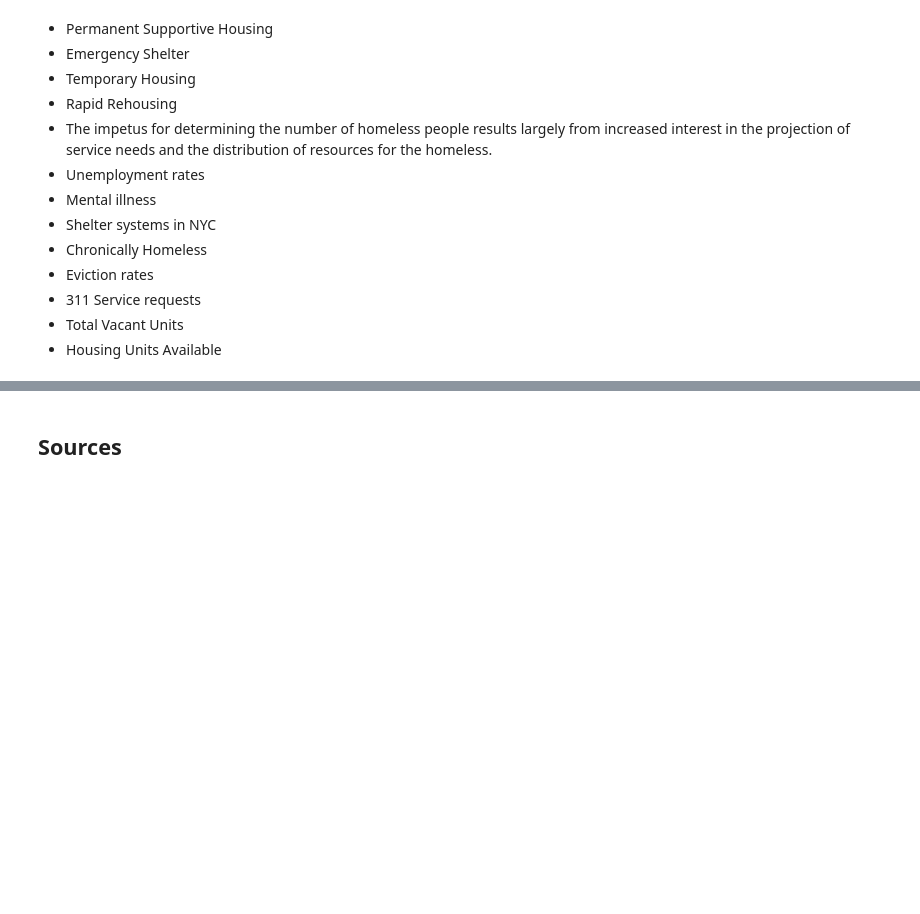
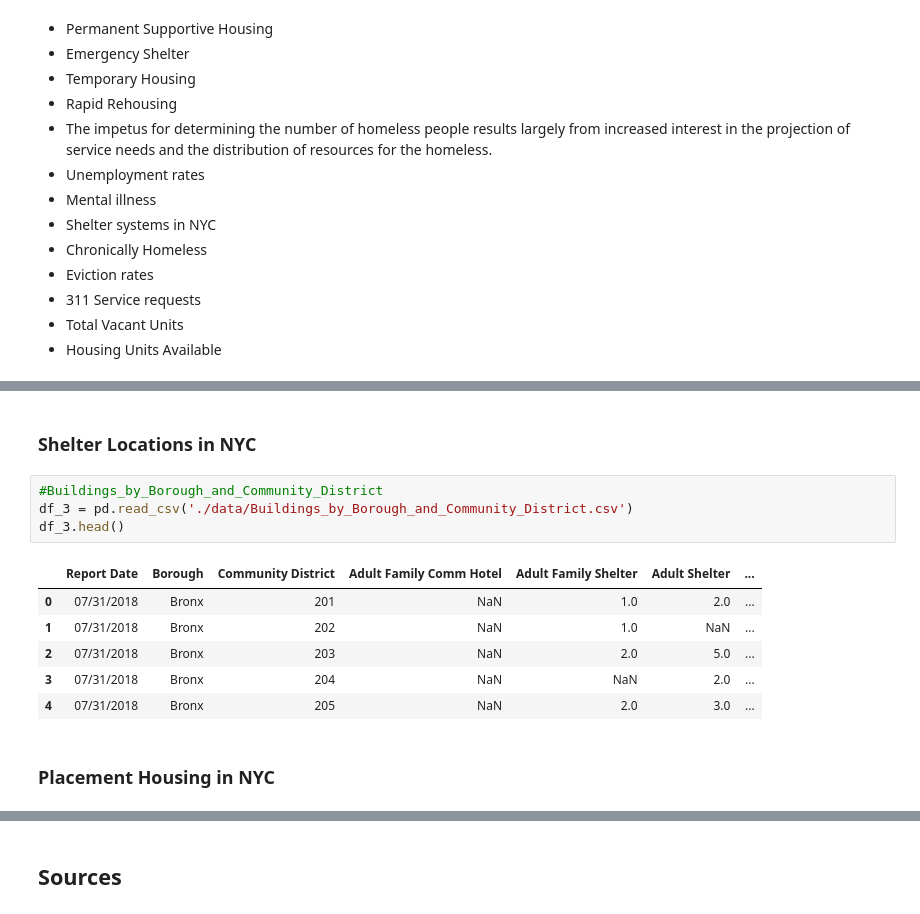
Before and after one commit to NoahChristiansen/capstone, a Jupyter notebook: Capstone.ipynb, the cells around one changed output, grey strips where cells are left out. Saved outputs shown, nothing was run; the diff lists cells and outputs as text; blank space fills up the shorter version.

```diff
--- a/Capstone.ipynb
+++ b/Capstone.ipynb
@@ -57,0 +106,15 @@ Explaining my findings and key takeaways.
+# %% [markdown]
+### Shelter Locations in NYC
+# %%
+#Buildings_by_Borough_and_Community_District
+df_3 = pd.read_csv('./data/Buildings_by_Borough_and_Community_District.csv')
+df_3.head()
+# %% [output]
+|  | Report Date | Borough | Community District | Adult Family Comm Hotel | Adult Family Shelter | Adult Shelter | ... |
+| 0 | 07/31/2018 | Bronx | 201 | NaN | 1.0 | 2.0 | ... |
+| 1 | 07/31/2018 | Bronx | 202 | NaN | 1.0 | NaN | ... |
+| 2 | 07/31/2018 | Bronx | 203 | NaN | 2.0 | 5.0 | ... |
+| 3 | 07/31/2018 | Bronx | 204 | NaN | NaN | 2.0 | ... |
+| 4 | 07/31/2018 | Bronx | 205 | NaN | 2.0 | 3.0 | ... |
+# %% [markdown]
+### Placement Housing in NYC
```
Also changed, not shown: parts of 24 cells of this notebook, 13 other files.
